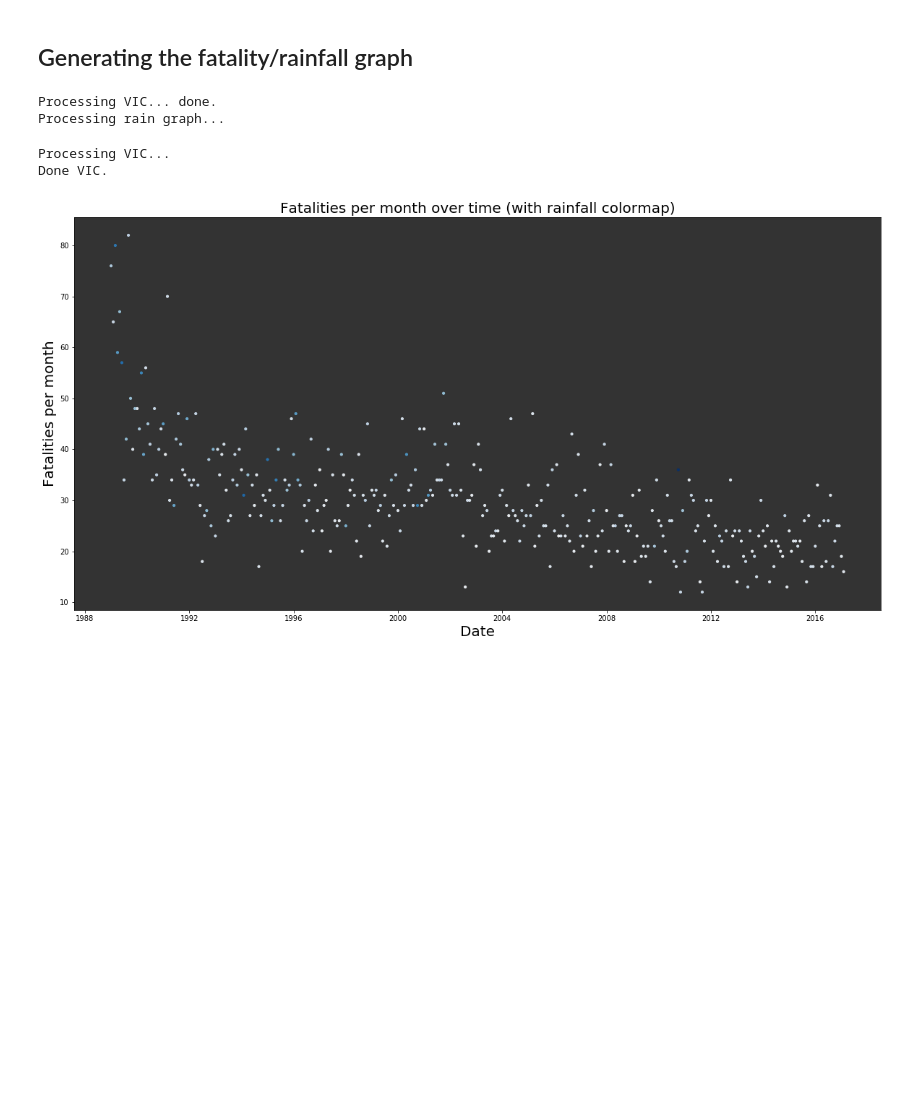
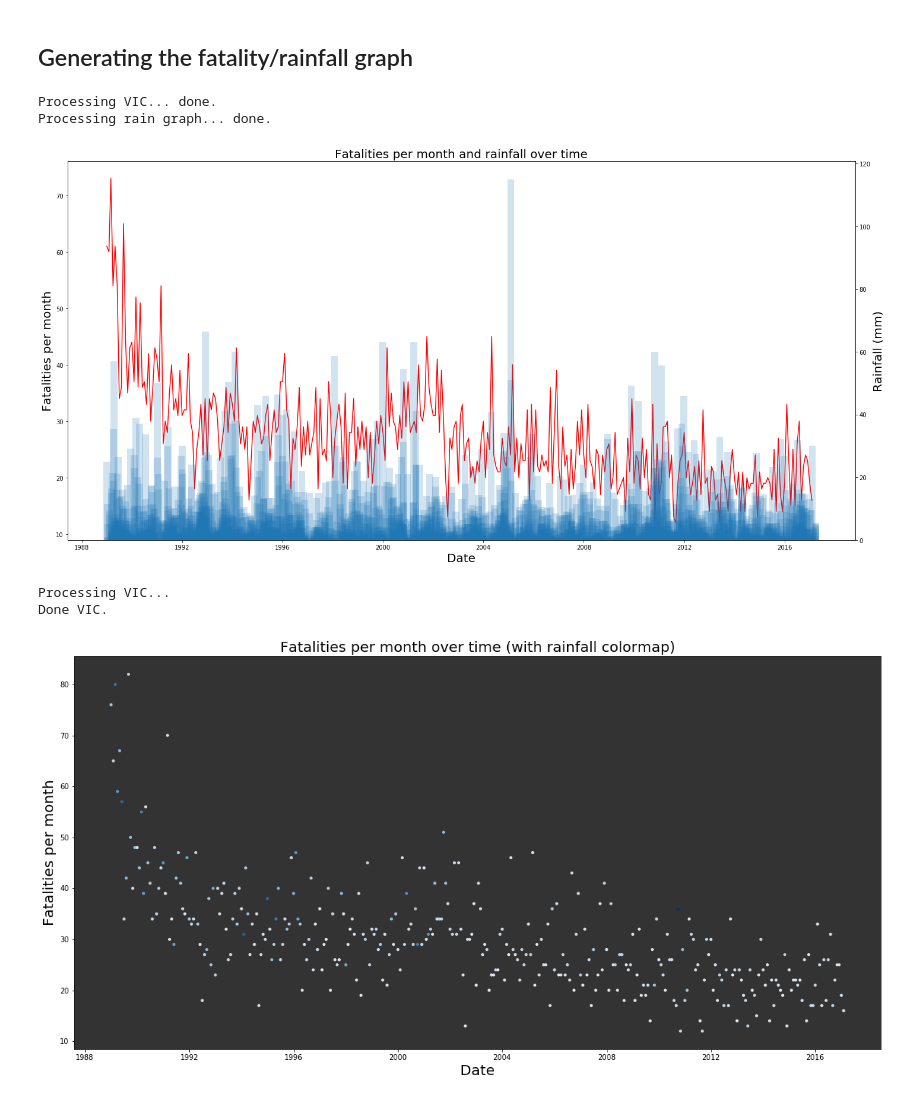
Before and after one commit to lyneca/info1903, a Jupyter notebook: INFO1903.ipynb, the cells around one changed output. Drawn from its saved outputs; the diff is of its cells as text; code cells hidden in the pictures; blank space fills up the shorter version.

Commit message:
changed graphs and added descriptions

```diff
--- a/INFO1903.ipynb
+++ b/INFO1903.ipynb
@@ -90,35 +90,36 @@ def get_data(q):
                                                 #  get a per-month view
             )
             for x in data
             if (x[0] < 115 and x[1] < 10)       # Magic numbers to remove outliers
         ],
         key=lambda x: x[2]                      # Sorted by date
     )
     dates = sorted(list({x[2] for x in data}))
     crashes = []
     rainfall = []
     for month in dates:
         crashes.append(len([x[1] for x in data if x[2] == month]))  # Number of crashes (NOT sum of fatalities)
         rainfall.append(sum([x[0] for x in data if x[2] == month]))  # Monthly rainfall
     return dates, crashes, rainfall
 
 plt.xlabel("Date", fontsize=20)
 
 for q in queries:
     print(f"Processing {q}... ", end='')
     dates, crashes, rainfall = get_data(q)
-    ax.plot(dates, crashes, label=q, c='orange')
+    ax.plot(dates, crashes, label=q, c='red')
     print(f"done.")
 print("Processing rain graph... ", end='')
 ax2 = ax.twinx()
 ax2.set_ylabel("Rainfall (mm)", fontsize=20)
 ax2.bar(r_dates, r_rainfall, width=100, alpha=0.2, label='rainfall')
 print("done.")
 fig.tight_layout()
 # plt.ylabel("Fatalities per month", fontsize=20)
 # %% [output]
 Processing VIC... done.
-Processing rain graph...
+Processing rain graph... done.
+[figure, added]
 # %%
 fig, ax = plt.subplots(figsize=(20, 10))
 
```
Also changed, not shown: 2 other files.
